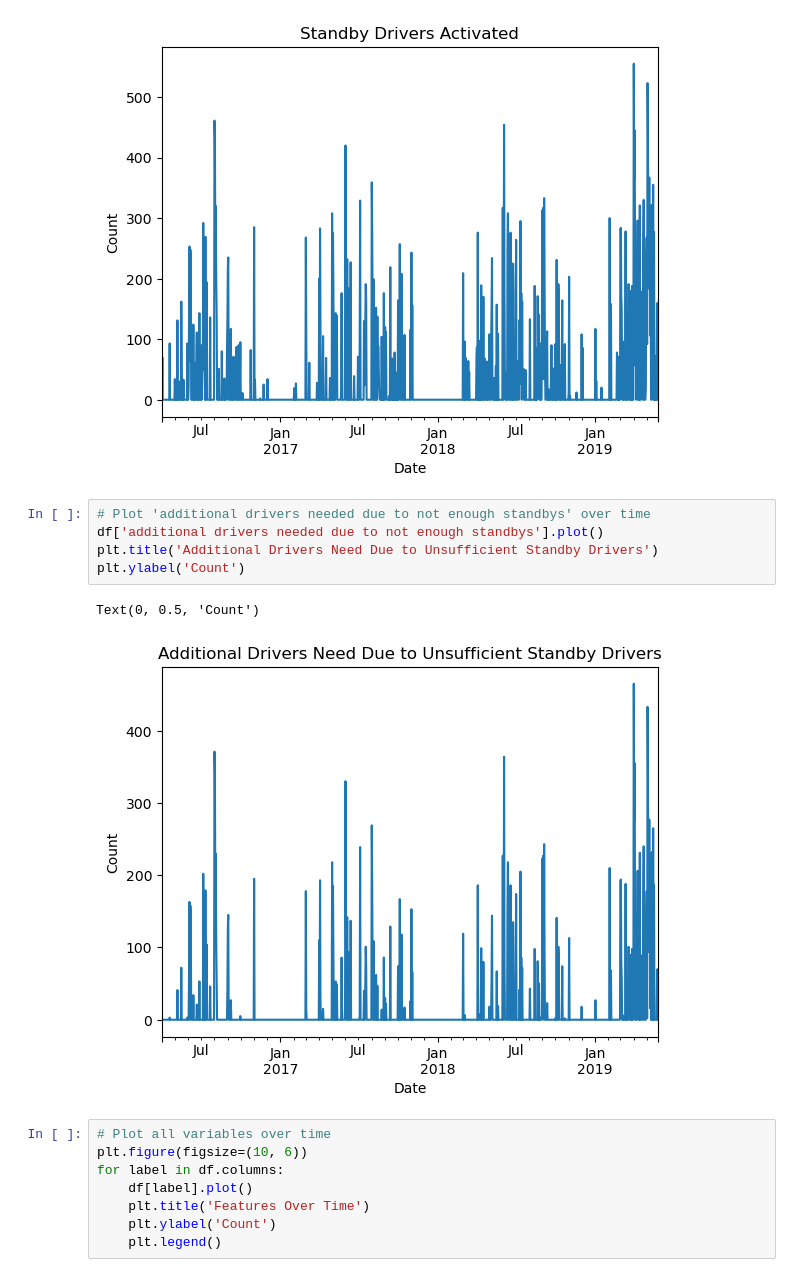
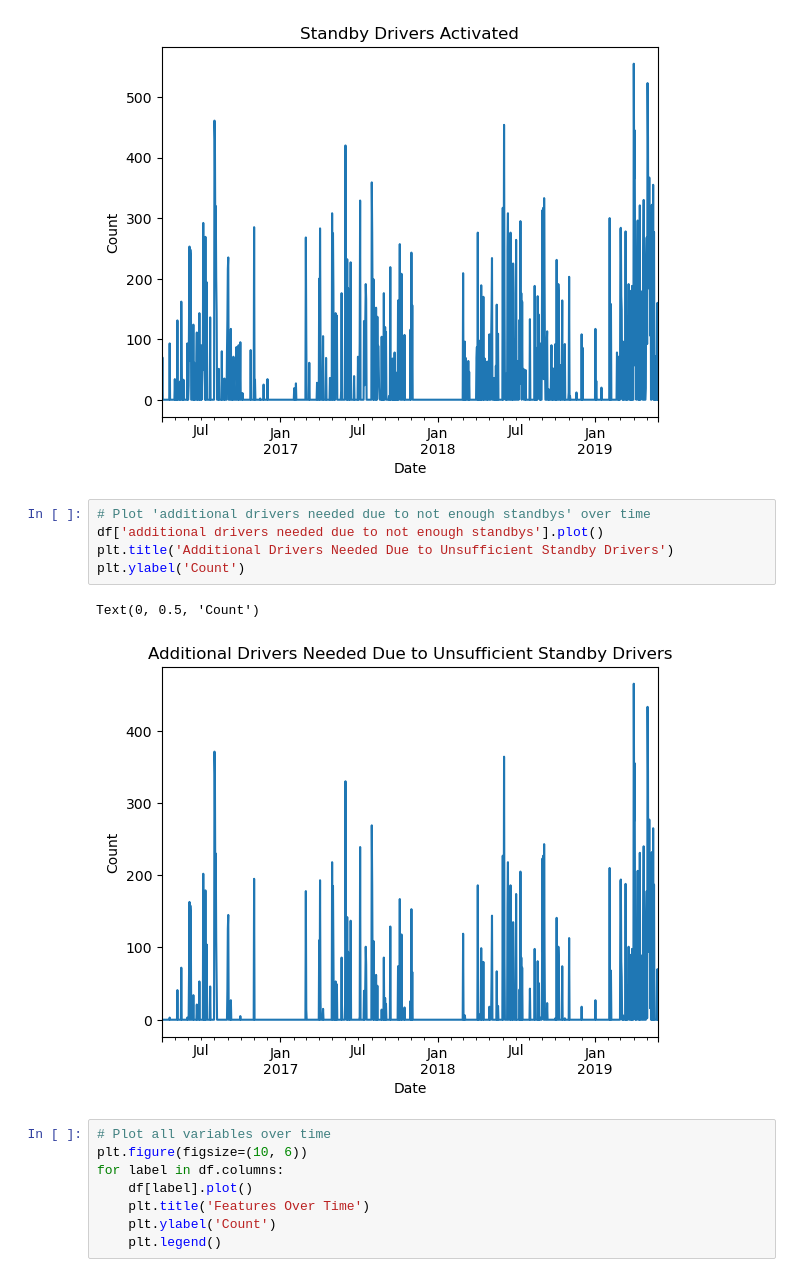
Before and after one commit to JC-Lino/Automation-of-Standby-Duty-Planning-for-Rescue-Drivers-via-a-Forecasting, a Jupyter notebook: Code.ipynb, the cells around one changed output. Saved outputs shown, nothing was run; the diff lists cells and outputs as text.

```diff
--- a/Code.ipynb
+++ b/Code.ipynb
@@ -224,11 +237,11 @@ Text(0, 0.5, 'Count')
 # %%
 # Plot 'additional drivers needed due to not enough standbys' over time
 df['additional drivers needed due to not enough standbys'].plot()
-plt.title('Additional Drivers Need Due to Unsufficient Standby Drivers')
+plt.title('Additional Drivers Needed Due to Unsufficient Standby Drivers')
 plt.ylabel('Count')
 # %% [output]
 Text(0, 0.5, 'Count')
-[figure, old version]
+[figure, new version]
 # %%
 # Plot all variables over time
 plt.figure(figsize=(10, 6))
```
Also changed, not shown: parts of 41 cells of this notebook, 1 other file.
